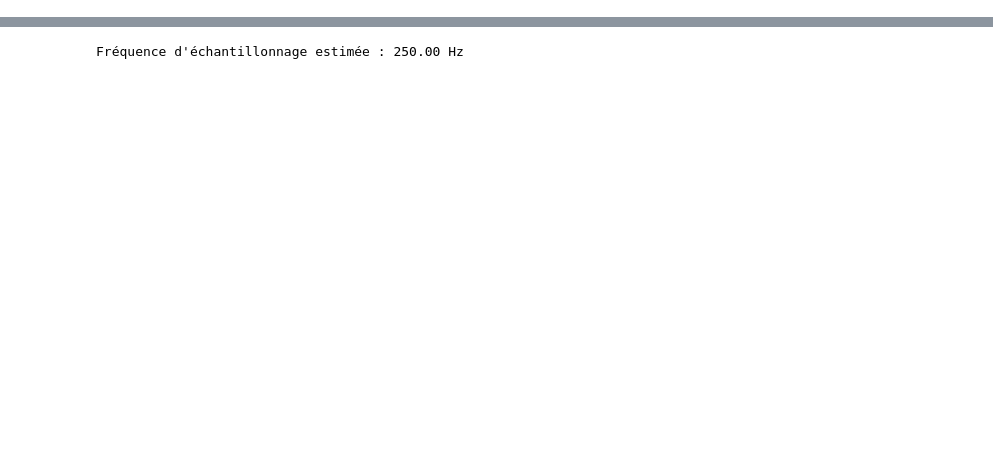
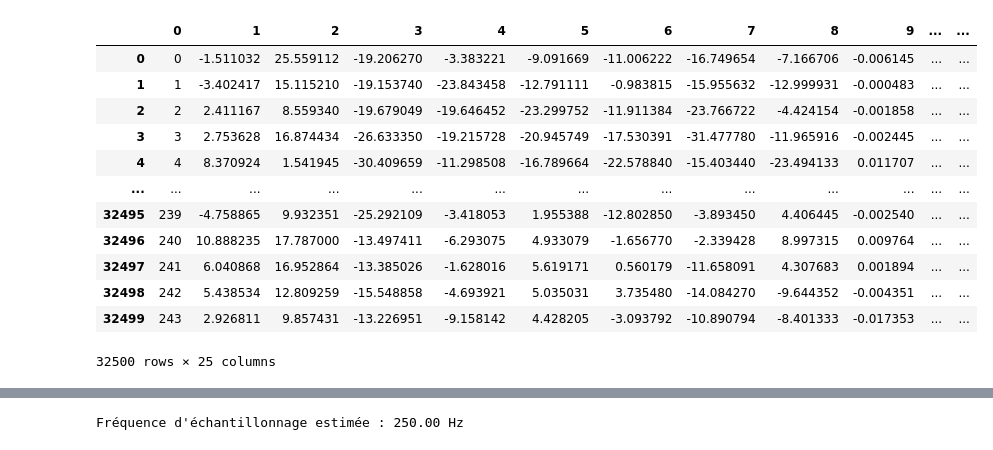
Before and after one commit to nicolascatz/M1_EEG_Project, a Jupyter notebook: scripts/Test_ER_adit_stim.ipynb, the cells around one changed output, grey strips where cells are left out. Saved outputs shown, nothing was run; the diff lists cells and outputs as text; code cells hidden in the pictures; blank space fills up the shorter version.

```diff
--- a/scripts/Test_ER_adit_stim.ipynb
+++ b/scripts/Test_ER_adit_stim.ipynb
@@ -1,11 +1,33 @@
 # %%
 import numpy as np
 import matplotlib.pyplot as plt
 import pandas as pd
 import seaborn as sns
 import os
 
 
 
 path='D:/DATA/Projets/M1_EEG_Project/data'
-data = pd.read_csv(os.path.join(path, 'BrainFlow-RAW_2026-09-07_16-22-05_1.csv'),delimiter='\\t', header=None)
+# path='C:/Users/Nicolas Catz/Documents/OpenBCI_GUI/Recordings/OpenBCISession_2026-09-08_10-47-23'
+
+filename='BrainFlow-RAW_2026-09-08_10-47-23_11.csv'
+filename='openbci_simulated_N100P200_sans_entete.csv'
+delim='\\t'
+delim=','
+
+data = pd.read_csv(os.path.join(path, filename),delimiter=delim, header=None)
+data
+# %% [output]
+|  | 0 | 1 | 2 | 3 | 4 | 5 | 6 | 7 | 8 | 9 | ... | ... |
+| 0 | 0 | -1.511032 | 25.559112 | -19.206270 | -3.383221 | -9.091669 | -11.006222 | -16.749654 | -7.166706 | -0.006145 | ... | ... |
+| 1 | 1 | -3.402417 | 15.115210 | -19.153740 | -23.843458 | -12.791111 | -0.983815 | -15.955632 | -12.999931 | -0.000483 | ... | ... |
+| 2 | 2 | 2.411167 | 8.559340 | -19.679049 | -19.646452 | -23.299752 | -11.911384 | -23.766722 | -4.424154 | -0.001858 | ... | ... |
+| 3 | 3 | 2.753628 | 16.874434 | -26.633350 | -19.215728 | -20.945749 | -17.530391 | -31.477780 | -11.965916 | -0.002445 | ... | ... |
+| 4 | 4 | 8.370924 | 1.541945 | -30.409659 | -11.298508 | -16.789664 | -22.578840 | -15.403440 | -23.494133 | 0.011707 | ... | ... |
+| ... | ... | ... | ... | ... | ... | ... | ... | ... | ... | ... | ... | ... |
+| 32495 | 239 | -4.758865 | 9.932351 | -25.292109 | -3.418053 | 1.955388 | -12.802850 | -3.893450 | 4.406445 | -0.002540 | ... | ... |
+| 32496 | 240 | 10.888235 | 17.787000 | -13.497411 | -6.293075 | 4.933079 | -1.656770 | -2.339428 | 8.997315 | 0.009764 | ... | ... |
+| 32497 | 241 | 6.040868 | 16.952864 | -13.385026 | -1.628016 | 5.619171 | 0.560179 | -11.658091 | 4.307683 | 0.001894 | ... | ... |
+| 32498 | 242 | 5.438534 | 12.809259 | -15.548858 | -4.693921 | 5.035031 | 3.735480 | -14.084270 | -9.644352 | -0.004351 | ... | ... |
+| 32499 | 243 | 2.926811 | 9.857431 | -13.226951 | -9.158142 | 4.428205 | -3.093792 | -10.890794 | -8.401333 | -0.017353 | ... | ... |
+32500 rows × 25 columns
```
Also changed, not shown: parts of 6 cells of this notebook, 21 other files.
